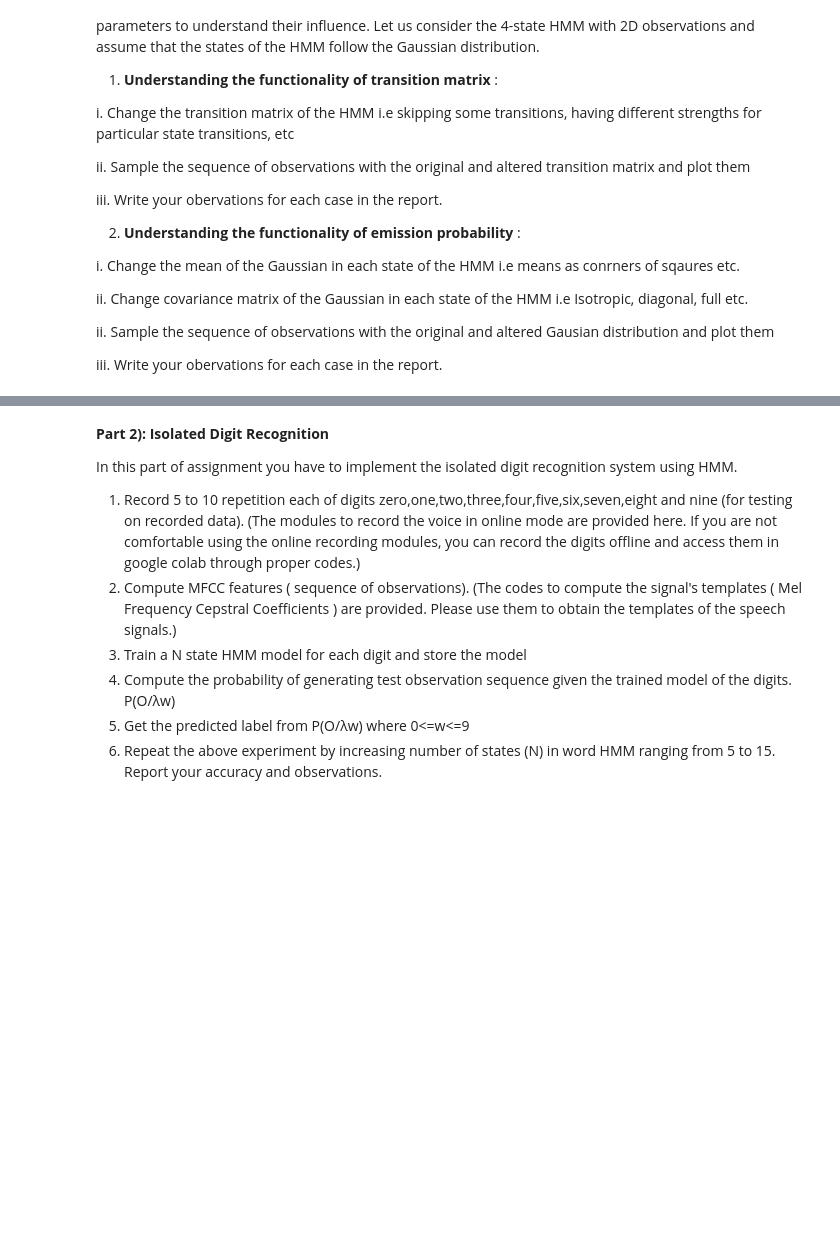
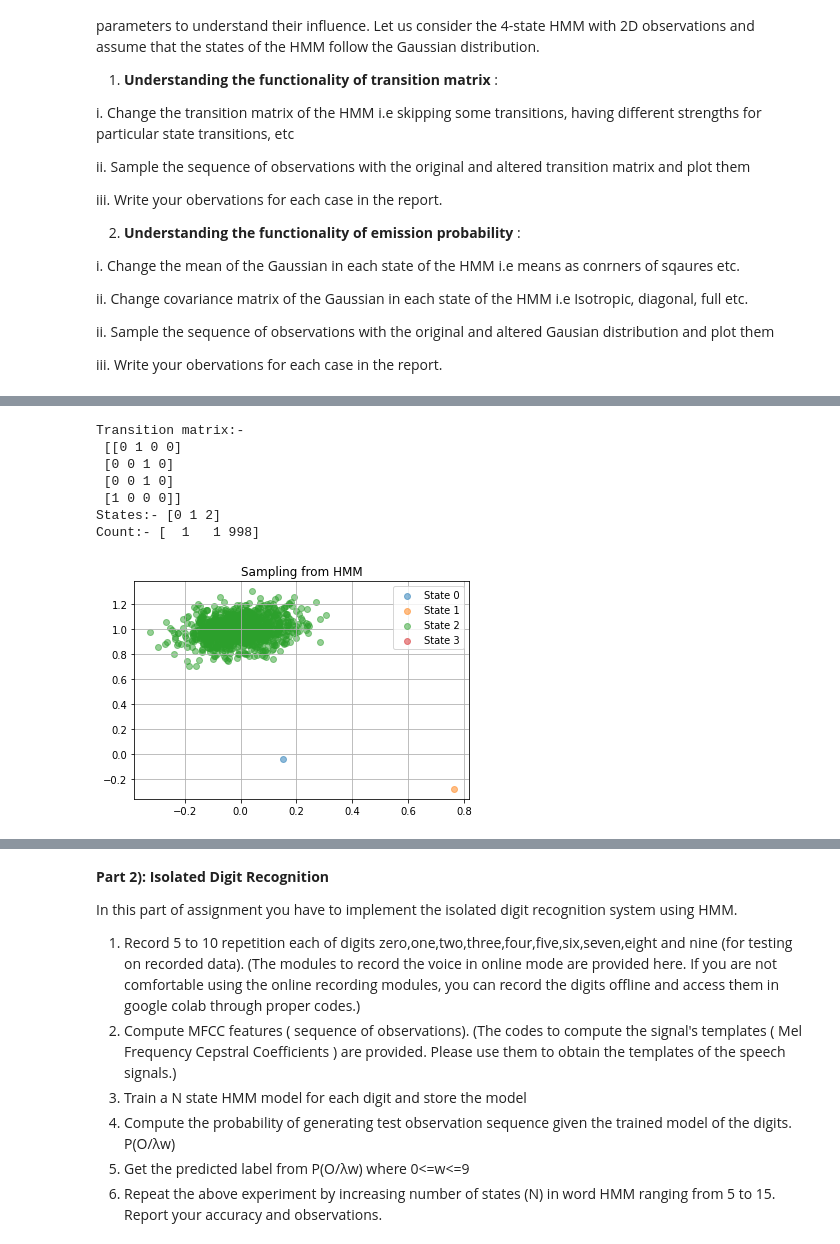
Before and after one commit to TUdayKiranReddy/PRML, a Jupyter notebook: Coding_assignments/Assignment_6/Programming_Assignment-06-HMM.ipynb, the cells around one changed output, grey strips where cells are left out. Drawn from its saved outputs; the diff is of its cells as text; code cells hidden in the pictures; blank space fills up the shorter version.

```diff
--- a/Coding_assignments/Assignment_6/Programming_Assignment-06-HMM.ipynb
+++ b/Coding_assignments/Assignment_6/Programming_Assignment-06-HMM.ipynb
@@ -78,0 +130,31 @@ X, Z = model.sample(500)
+# %%
+startprob = np.array([1, 0, 0, 0])
+
+t2 = np.array([[0, 1, 0, 0], [0, 0, 1, 0], [0, 0, 1, 0], [1, 0, 0, 0]])
+
+X, Z = gen_samples_hmm(startprob, means, covars, t2, L=1000)
+
+print("Transition matrix:-\n", t2)
+
+x, y = np.unique(Z, return_counts=True)
+print("States:-", x)
+print("Count:-", y)
+
+plt.figure()
+plt.title('Sampling from HMM')
+for i in range(4):
+    idx = Z == i
+    plt.scatter(X[idx, 0], X[idx, 1], label='State {}'.format(i), alpha=0.5)
+plt.legend()
+# plt.ylim((-2, 2))
+plt.grid()
+plt.show()
+# %% [output]
+Transition matrix:-
+ [[0 1 0 0]
+ [0 0 1 0]
+ [0 0 1 0]
+ [1 0 0 0]]
+States:- [0 1 2]
+Count:- [  1   1 998]
+[figure, added]
```
Also changed, not shown: parts of 7 cells of this notebook.
